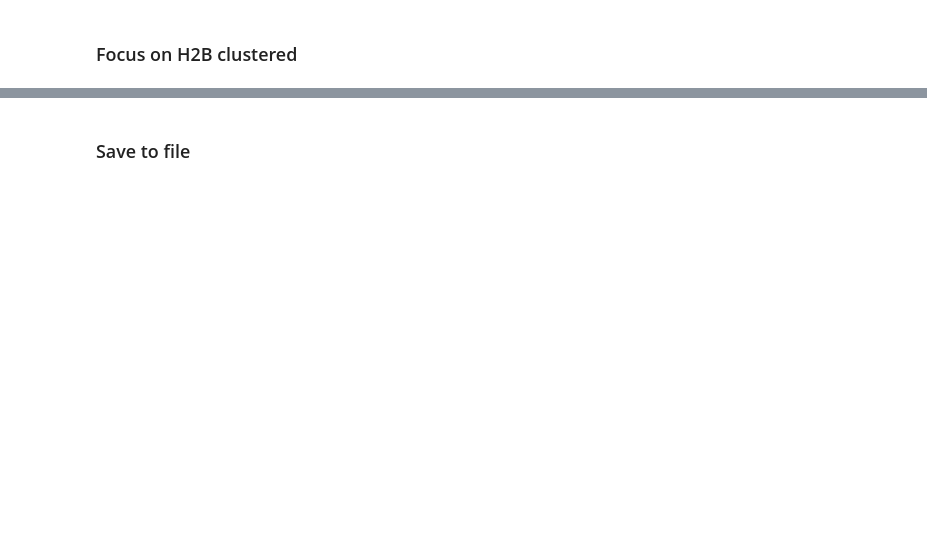
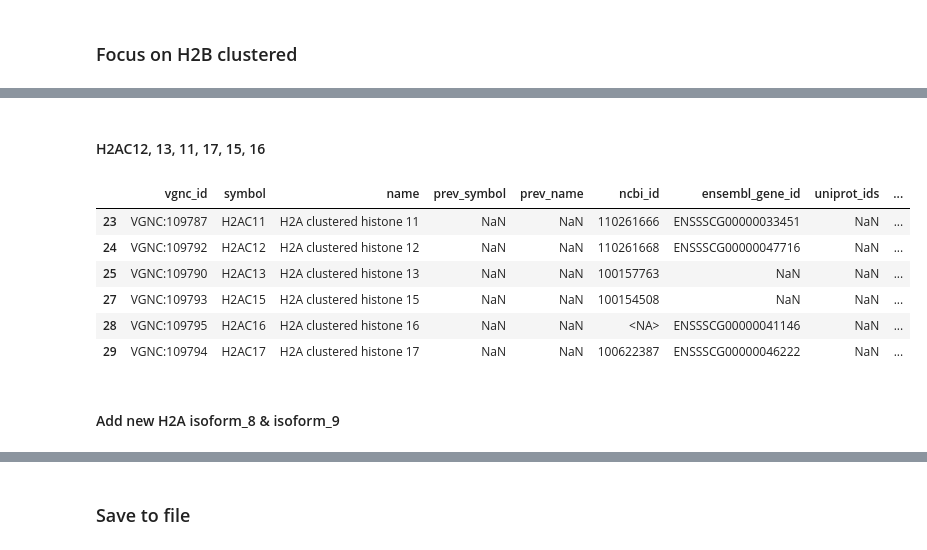
Before and after one commit to intbio/histonedb, a Jupyter notebook: CURATED_SET/mammalia_genes/Pig_genes.ipynb, the cells around one changed output, grey strips where cells are left out. Saved outputs shown, nothing was run; the diff lists cells and outputs as text; code cells hidden in the pictures; blank space fills up the shorter version.

```diff
--- a/CURATED_SET/mammalia_genes/Pig_genes.ipynb
+++ b/CURATED_SET/mammalia_genes/Pig_genes.ipynb
@@ -1028,0 +1228,2 @@ genes_vgnc_merged[genes_vgnc_merged["symbol"].isin(["H2BC6"])]
+# %%
+genes_vgnc_merged.at[74, "Clustered (canonical) isoform"] = "isoform_5"
@@ -1028,0 +1299,21 @@ genes_vgnc_merged[genes_vgnc_merged["symbol"].isin(["H2BC6"])]
+# %%
+# Шаг 1: Выбираем только строки с "clustered H2B"
+mask = (genes_vgnc_merged["Histone variant"] == "clustered H2B") & (
+    ~genes_vgnc_merged["Clustered (canonical) isoform"].isna()
+)
+clustered_data = genes_vgnc_merged[mask].copy()
+
+# Шаг 2: Создаем словарь для переименования (старый номер → новый номер)
+iso_dict = {}
+for iso in clustered_data["Clustered (canonical) isoform"].unique():
+    num = int(iso.split("_")[1])
+    new_num = num + 1 if num >= 11 else num  # Увеличиваем на +1 только если номер ≥ 11
+    iso_dict[iso] = f"isoform_{new_num}"
+
+# Шаг 3: Обновляем изоформы в исходной таблице
+genes_vgnc_merged.loc[mask, "Clustered (canonical) isoform"] = genes_vgnc_merged.loc[
+    mask, "Clustered (canonical) isoform"
+].map(iso_dict)
+# %%
+genes_vgnc_merged.at[60, "Clustered (canonical) isoform"] = "isoform_11"
+genes_vgnc_merged[genes_vgnc_merged["symbol"].isin(["H2BC16"])]
@@ -1028,0 +1420,3 @@ genes_vgnc_merged[genes_vgnc_merged["symbol"].isin(["H2BC6"])]
+# %%
+genes_vgnc_merged.at[32, "Clustered (canonical) isoform"] = "isoform_2"
+genes_vgnc_merged[genes_vgnc_merged["symbol"].isin(["H2AC2"])]
@@ -1028,0 +1461,13 @@ genes_vgnc_merged[genes_vgnc_merged["symbol"].isin(["H2BC6"])]
+# %% [markdown]
+#### H2AC12, 13, 11, 17, 15, 16
+# %%
+curate_symbols = [f"H2AC{i}" for i in [12, 13, 11, 17, 15, 16]]
+genes_vgnc_merged[genes_vgnc_merged["symbol"].isin(curate_symbols)]
+# %% [output]
+|  | vgnc_id | symbol | name | prev_symbol | prev_name | ncbi_id | ensembl_gene_id | uniprot_ids | ... |
+| 23 | VGNC:109787 | H2AC11 | H2A clustered histone 11 | NaN | NaN | 110261666 | ENSSSCG00000033451 | NaN | ... |
+| 24 | VGNC:109792 | H2AC12 | H2A clustered histone 12 | NaN | NaN | 110261668 | ENSSSCG00000047716 | NaN | ... |
+| 25 | VGNC:109790 | H2AC13 | H2A clustered histone 13 | NaN | NaN | 100157763 | NaN | NaN | ... |
+| 27 | VGNC:109793 | H2AC15 | H2A clustered histone 15 | NaN | NaN | 100154508 | NaN | NaN | ... |
+| 28 | VGNC:109795 | H2AC16 | H2A clustered histone 16 | NaN | NaN | <NA> | ENSSSCG00000041146 | NaN | ... |
+| 29 | VGNC:109794 | H2AC17 | H2A clustered histone 17 | NaN | NaN | 100622387 | ENSSSCG00000046222 | NaN | ... |
@@ -1028,0 +1476,2 @@ genes_vgnc_merged[genes_vgnc_merged["symbol"].isin(["H2BC6"])]
+# %% [markdown]
+#### Add new H2A isoform_8 & isoform_9
```
Also changed, not shown: parts of 187 cells of this notebook, 6 other files.
